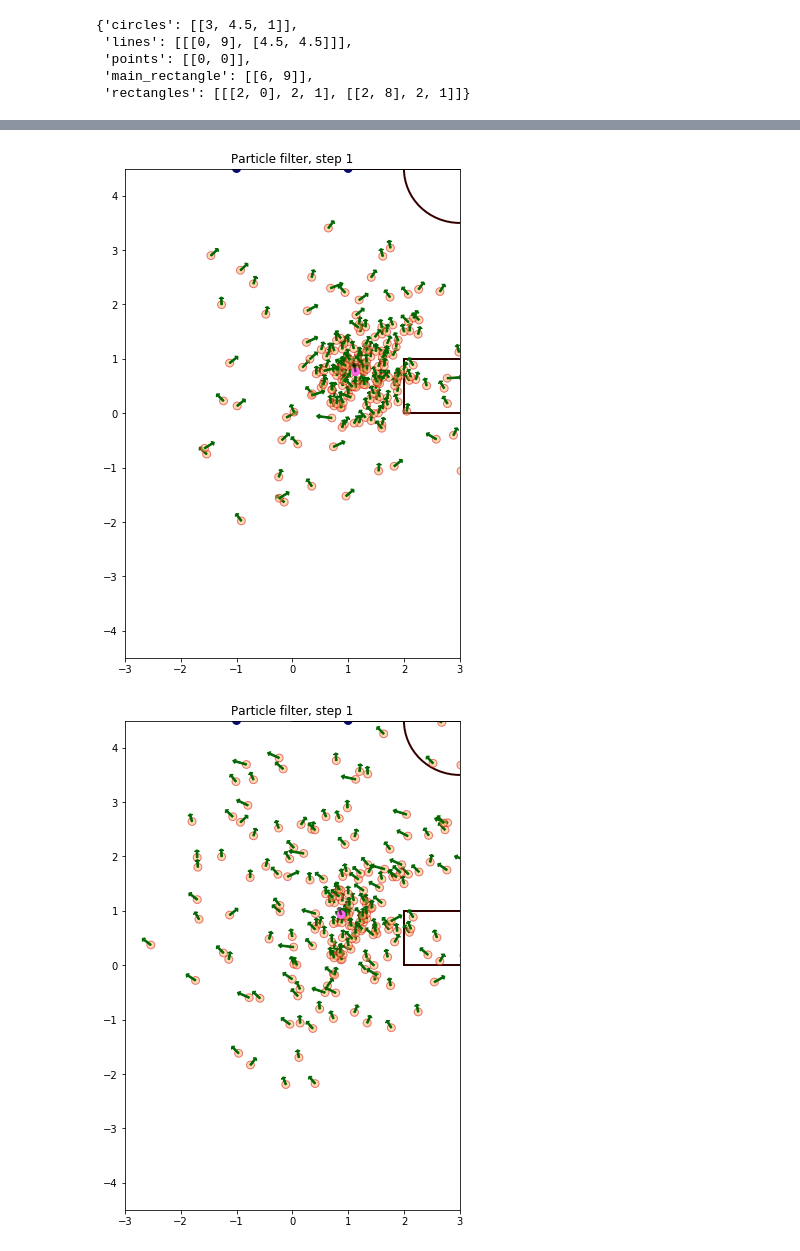
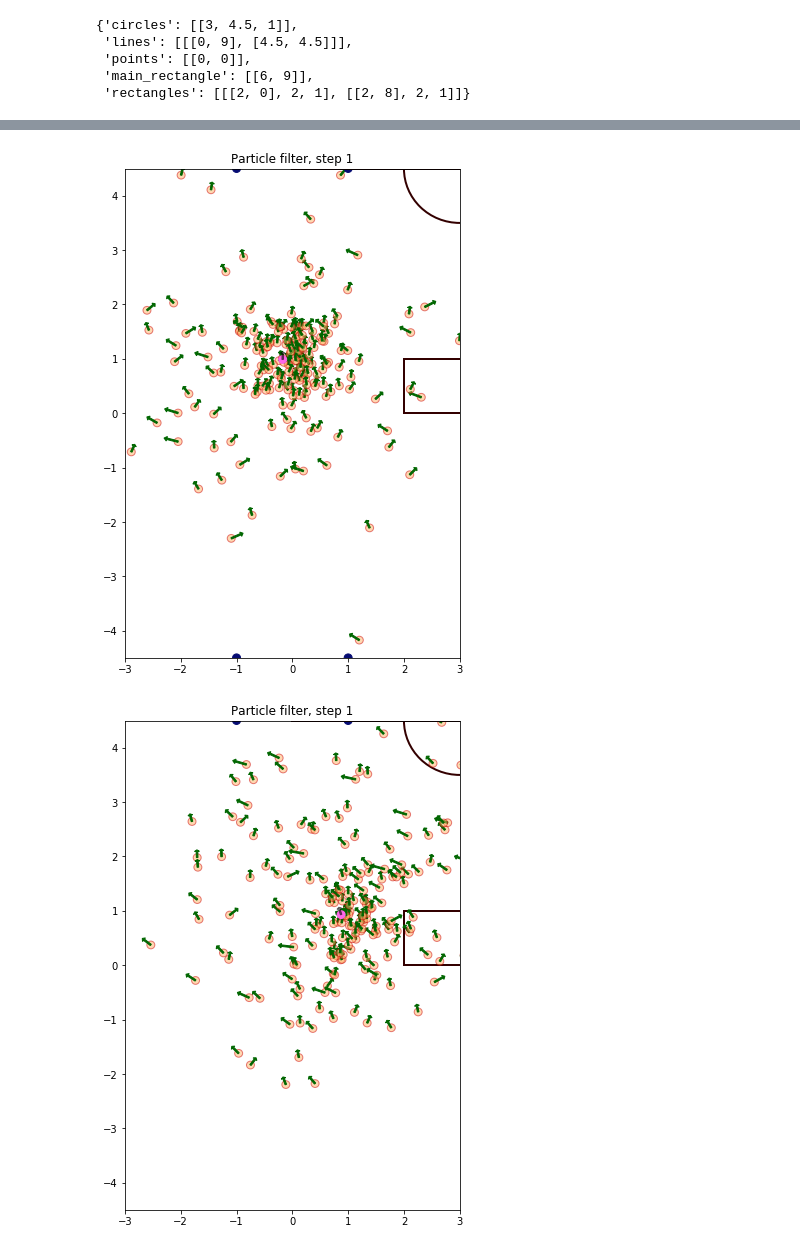
Before and after one commit to StarkitRobots/kondo_mv, a Jupyter notebook: localization/experiments/filter_for_micropython.ipynb, the cells around one changed output, grey strips where cells are left out. Drawn from its saved outputs; the diff is of its cells as text; code cells hidden in the pictures.

```diff
--- a/localization/experiments/filter_for_micropython.ipynb
+++ b/localization/experiments/filter_for_micropython.ipynb
@@ -23,6 +24,7 @@ class Robot(Field):
         self.forward_noise = 0.05   # noise of the forward movement
         self.turn_noise = 0.1      # noise of the turn
         self.sense_noise = 1   # noise of the sensing
+
 
     def set_coord(self, new_x, new_y, new_orientation):
         #if new_orientation < 0 or new_orientation >= 2 * pi:
@@ -73,16 +75,17 @@ class Robot(Field):
     def observation_score(self, observations, landmarks): #particle weight calculation
         prob = 1.0
         matrix_means_land = []
-        for landmark in landmarks:
-            if landmark
-            dists = []
-            for observation in observations:
+        for color_landmarks in landmarks:
+            for landmark in landmarks[color_landmarks]:
+                dists = []
+                if observations[color_landmarks]:
+                    for observation in observations[color_landmarks]:
                 #calc posts coords in field for every mesurement
-                x_posts = self.x + observation[0]*math.sin(-self.yaw) + observation[1]*math.cos(-self.yaw)
-                y_posts = self.y + observation[0]*math.cos(-self.yaw) - observation[1]*math.sin(-self.yaw)
-                dist = math.sqrt((x_posts - landmark[0])**2 + (y_posts - landmark[1])**2)
-                dists.append(dist)
-            prob *= self.gaussian(min(dists), self.sense_noise)
+                        x_posts = self.x + observation[0]*math.sin(-self.yaw) + observation[1]*math.cos(-self.yaw)
+                        y_posts = self.y + observation[0]*math.cos(-self.yaw) - observation[1]*math.sin(-self.yaw)
+                        dist = math.sqrt((x_posts - landmark[0])**2 + (y_posts - landmark[1])**2)
+                        dists.append(dist)
+                prob *= self.gaussian(min(dists), self.sense_noise)
         return prob
 
     def update_coord(self, particles):
@@ -289,9 +318,10 @@ def visualization(robot, step, p, pr, factor = 7 ):
     #fixed landmarks of known locations2
 
     for lm in landmarks:
-        circle = plt.Circle(((lm[0], lm[1])),
-                             1./factor/2, facecolor = '#060C73', edgecolor='#060C73')
-        plt.gca().add_patch(circle)
+        for lms in landmarks[lm]:
+            circle = plt.Circle(((lms[0], lms[1])),
+                                1./factor/2, facecolor = '#060C73', edgecolor='#060C73')
+            plt.gca().add_patch(circle)
 
 
     plt.savefig("figure_" + str(step) + ".png")
@@ -306,4 +336,6 @@ robot.set_coord(0, 0, math.pi/2)
 # %%
 pf = ParticleFilter(robot, field, landmarks, sense_noise = 0.5, n = 200)
 # %%
-observations = [[-1, 4.5], [1, 4.5]]
+p = pf.p
+observations = {"blue_posts": [[-1,4.5],[1,4.5]],
+              "yellow_posts":[[-1,-4.5],[1,-4.5]]}
@@ -315,11 +351,12 @@ pf.resampling(observations)
 #score = max(pf.p, key=lambda tup: tup[1])[1]
 #print(m.x,m.y,m.orientation)
 # %%
-measurment = [[-2.0,3.5], [0,3.5]]
-pf.move(1.3,0.7,0)
+observations = {"blue_posts": [[-1,3.5],[1,3.5]],
+              "yellow_posts":[[-1,-4.5],[1,-4.5]]}
+pf.move(0.0,1.0,0)
 visualization(robot, 1, p, pf.p, factor = 7)
 # %% [output]
-[figure, old version]
+[figure, new version]
 # %%
 pf.resampling(measurment, landmarks)
 visualization(robot, 1, p, pf.p, factor = 7)
```
Also changed, not shown: parts of 29 cells of this notebook, 5 other files.
